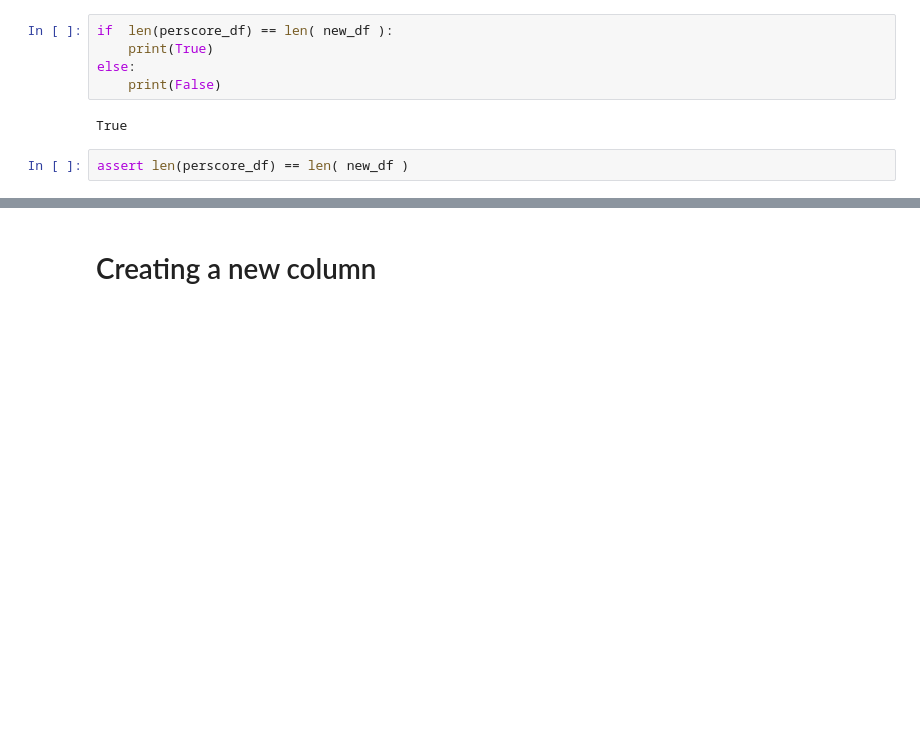
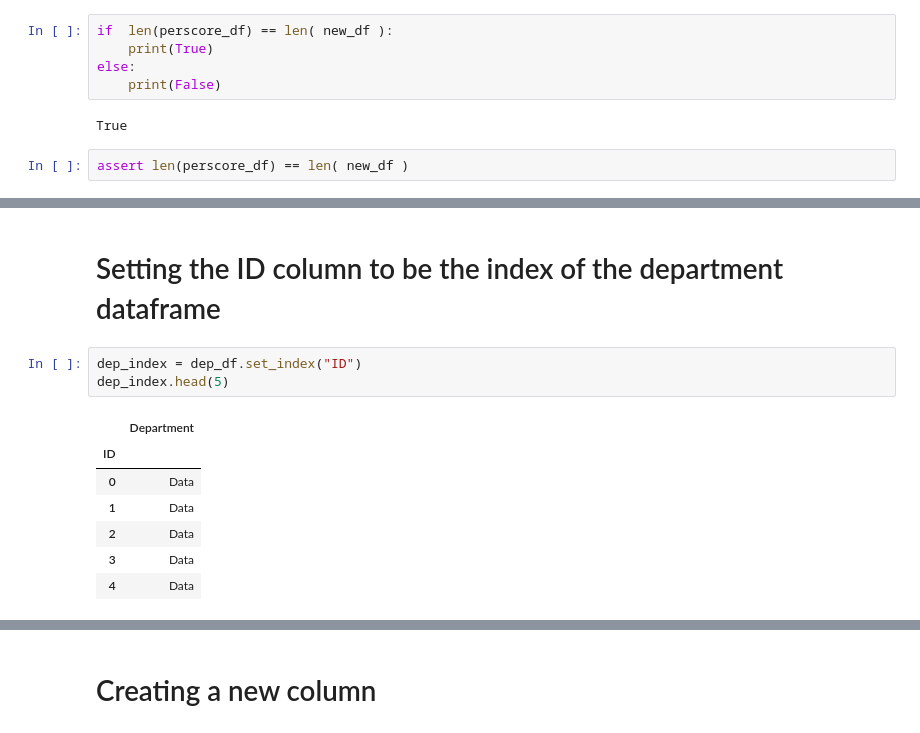
Before and after one commit to rethabilethulo/Data_wrangling, a Jupyter notebook: Data Wrangling.ipynb, the cells around one changed output, grey strips where cells are left out. Drawn from its saved outputs; the diff is of its cells as text; blank space fills up the shorter version.

```diff
--- a/Data Wrangling.ipynb
+++ b/Data Wrangling.ipynb
@@ -130,0 +110,13 @@ assert len(perscore_df) == len( new_df )
+# %% [markdown]
+# Setting the ID column to be the index of the department dataframe
+# %%
+dep_index = dep_df.set_index("ID")
+dep_index.head(5)
+# %% [output]
+|  | Department |
+| ID |  |
+| 0 | Data |
+| 1 | Data |
+| 2 | Data |
+| 3 | Data |
+| 4 | Data |
```
Also changed, not shown: parts of 12 cells of this notebook.
